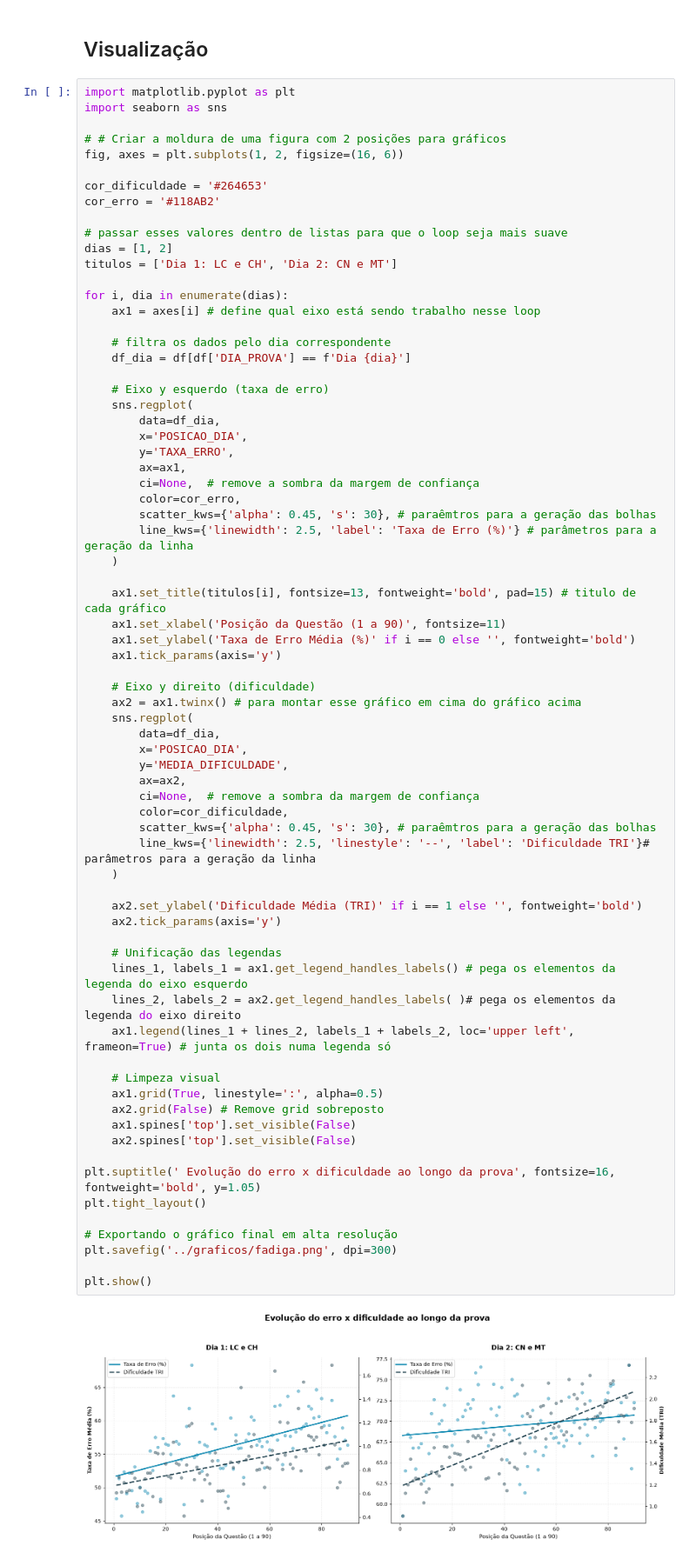
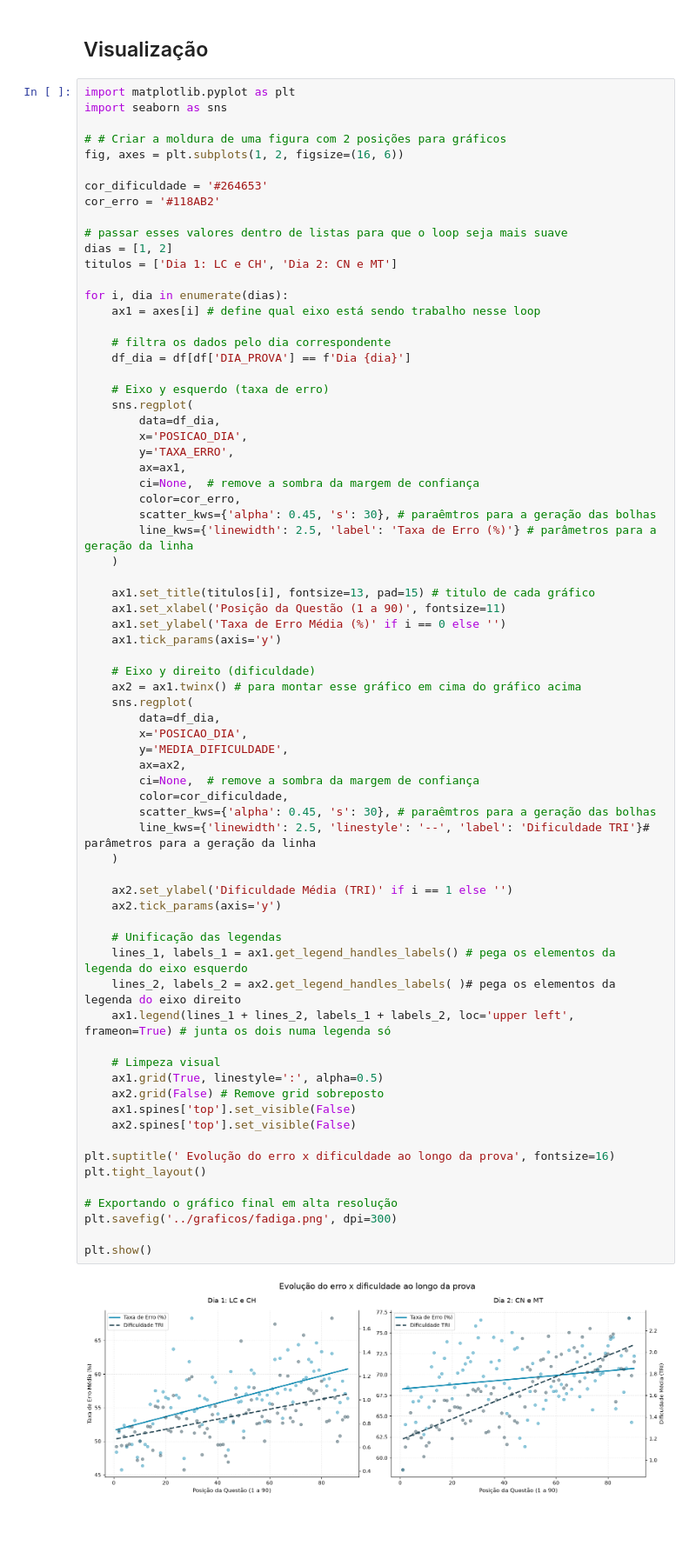
Before and after one commit to mviniciusc/analise_questoes_enem, a Jupyter notebook: notebooks/fadiga.ipynb, the cells around one changed output. Shown at 87% size. Cells and saved outputs as stored; diff of their text form; blank space fills up the shorter version.

```diff
--- a/notebooks/fadiga.ipynb
+++ b/notebooks/fadiga.ipynb
@@ -88,9 +88,9 @@ for i, dia in enumerate(dias):
         line_kws={'linewidth': 2.5, 'label': 'Taxa de Erro (%)'} # parâmetros para a geração da linha
     )
 
-    ax1.set_title(titulos[i], fontsize=13, fontweight='bold', pad=15) # titulo de cada gráfico
+    ax1.set_title(titulos[i], fontsize=13, pad=15) # titulo de cada gráfico
     ax1.set_xlabel('Posição da Questão (1 a 90)', fontsize=11)
-    ax1.set_ylabel('Taxa de Erro Média (%)' if i == 0 else '', fontweight='bold')
+    ax1.set_ylabel('Taxa de Erro Média (%)' if i == 0 else '')
     ax1.tick_params(axis='y')
 
     # Eixo y direito (dificuldade)
@@ -99,36 +99,36 @@ for i, dia in enumerate(dias):
         data=df_dia,
         x='POSICAO_DIA',
         y='MEDIA_DIFICULDADE',
         ax=ax2,
         ci=None,  # remove a sombra da margem de confiança
         color=cor_dificuldade,
         scatter_kws={'alpha': 0.45, 's': 30}, # paraêmtros para a geração das bolhas
         line_kws={'linewidth': 2.5, 'linestyle': '--', 'label': 'Dificuldade TRI'}# parâmetros para a geração da linha
     )
 
-    ax2.set_ylabel('Dificuldade Média (TRI)' if i == 1 else '', fontweight='bold')
+    ax2.set_ylabel('Dificuldade Média (TRI)' if i == 1 else '')
     ax2.tick_params(axis='y')
 
     # Unificação das legendas
     lines_1, labels_1 = ax1.get_legend_handles_labels() # pega os elementos da legenda do eixo esquerdo
     lines_2, labels_2 = ax2.get_legend_handles_labels( )# pega os elementos da legenda do eixo direito
     ax1.legend(lines_1 + lines_2, labels_1 + labels_2, loc='upper left', frameon=True) # junta os dois numa legenda só
 
     # Limpeza visual
     ax1.grid(True, linestyle=':', alpha=0.5)
     ax2.grid(False) # Remove grid sobreposto
     ax1.spines['top'].set_visible(False)
     ax2.spines['top'].set_visible(False)
 
-plt.suptitle(' Evolução do erro x dificuldade ao longo da prova', fontsize=16, fontweight='bold', y=1.05)
+plt.suptitle(' Evolução do erro x dificuldade ao longo da prova', fontsize=16)
 plt.tight_layout()
 
 # Exportando o gráfico final em alta resolução
 plt.savefig('../graficos/fadiga.png', dpi=300)
 
 plt.show()
 # %% [output]
-[figure, old version]
+[figure, new version]
 # %% [markdown]
 ## Conclusões
 
```
Also changed, not shown: 8 other files.
